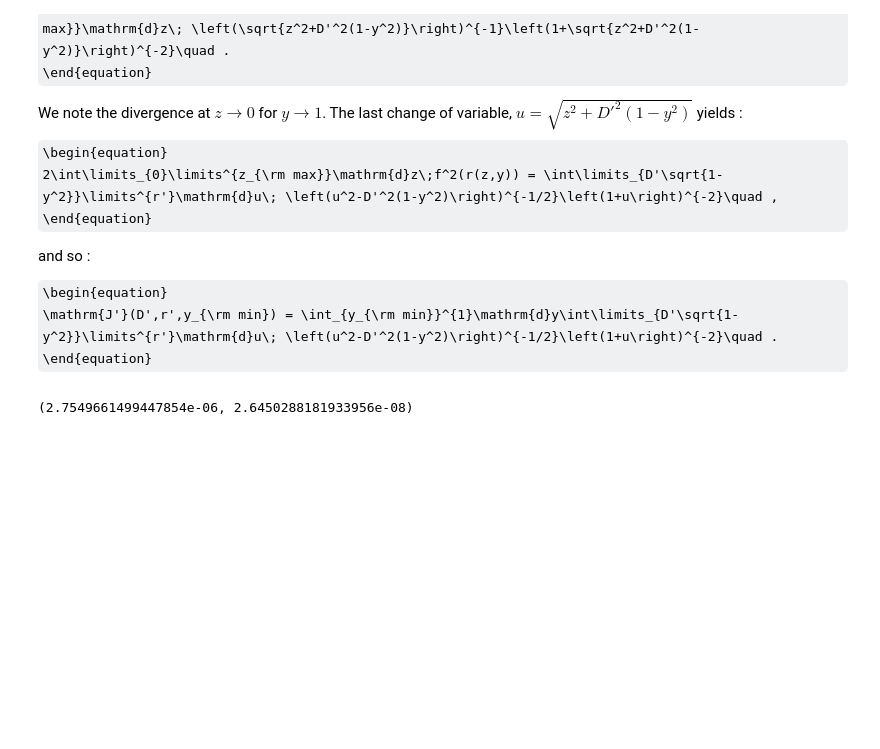
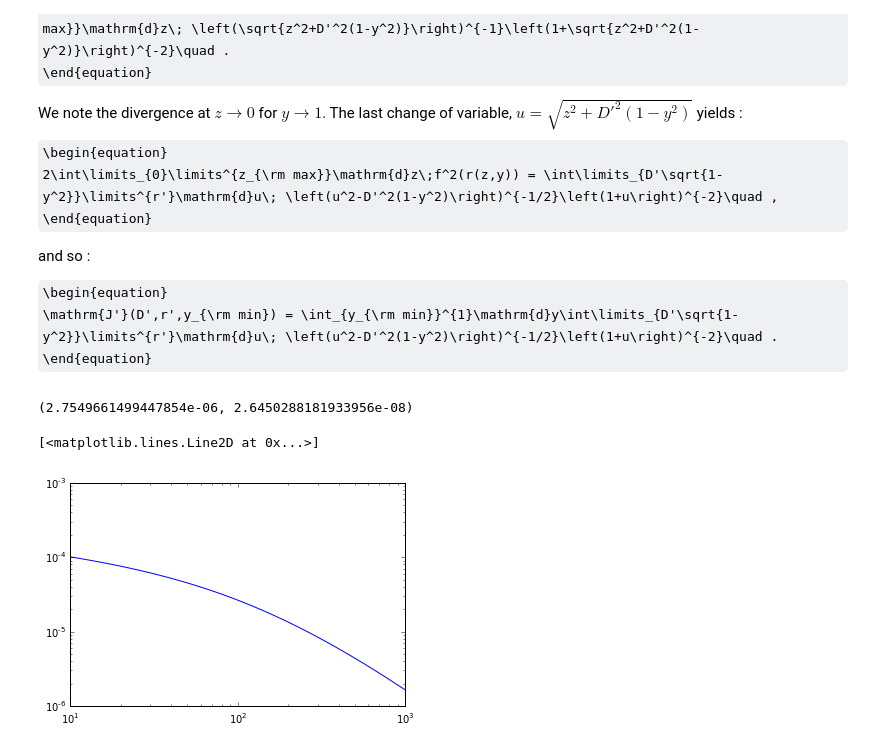
Before and after one commit to achiappo/FRESKA, a Jupyter notebook: spherical_jeans_analysis.ipynb, the cells around one changed output. Saved outputs shown, nothing was run; the diff lists cells and outputs as text; code cells hidden in the pictures; some formulas as TeX source; blank space fills up the shorter version.

```diff
--- a/spherical_jeans_analysis.ipynb
+++ b/spherical_jeans_analysis.ipynb
@@ -362,20 +362,28 @@ and so :
   \end{equation}
 # %%
 import numpy as np
-from math import sqrt,cos
+from math import sqrt,cos, log
 from scipy import integrate as sciint
 D=700
 r=np.inf
 ymin=cos(np.radians(0.5))
-def func(u,y):
+def func(u,y, D):
     return (1.+u)**(-2)/sqrt((u*u-D**2*(1-y*y)))
 
-def lim_u(y):
+def lim_u(y, D):
     return [D*sqrt(1-y*y), r]
 
-def lim_y():
+def lim_y(D):
     return [ymin,1]
 
-sciint.nquad(func,[lim_u, lim_y])
+sciint.nquad(func, ranges=[lim_u, lim_y], args=(D,))
 # %% [output]
 (2.7549661499447854e-06, 2.6450288181933956e-08)
+# %%
+d=np.logspace(1,3)
+F=[sciint.nquad(func, ranges=[lim_u, lim_y], args=(D,))[0] for D in d]
+# %%
+plt.loglog(d,F)
+# %% [output]
+[<matplotlib.lines.Line2D at 0x...>]
+[figure, added]
```
Also changed, not shown: parts of 1 cell of this notebook.
